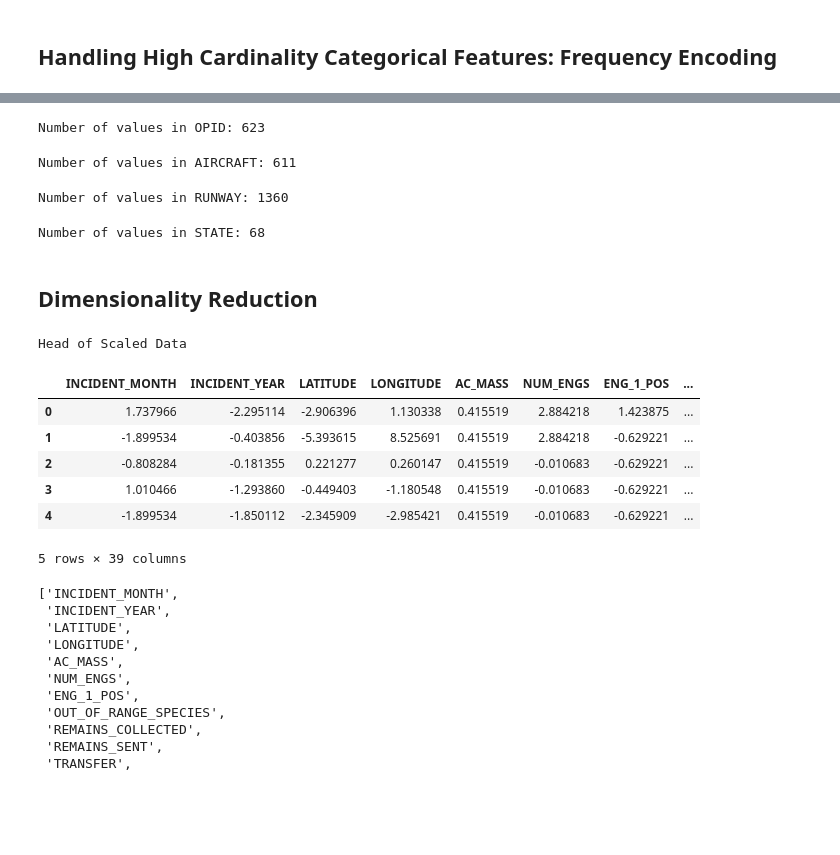
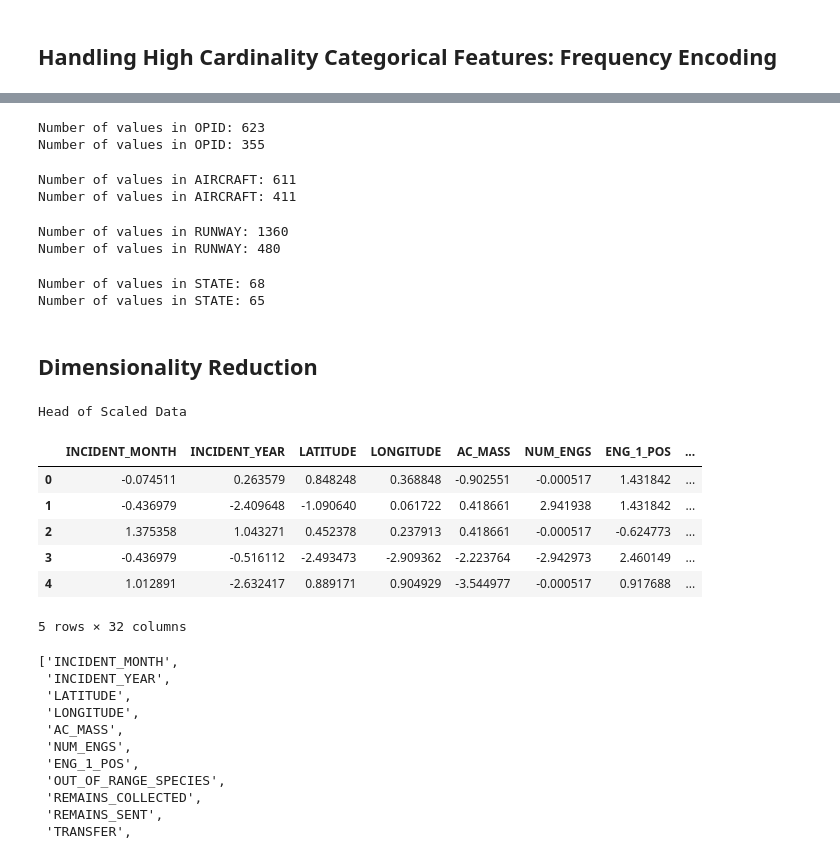
Before and after one commit to Brianna-Flo/CS-363M-Final-Project, a Jupyter notebook: final_project.ipynb, the cells around one changed output, grey strips where cells are left out. Drawn from its saved outputs; the diff is of its cells as text; code cells hidden in the pictures; blank space fills up the shorter version.

```diff
--- a/final_project.ipynb
+++ b/final_project.ipynb
@@ -521,53 +586,81 @@ frequency_encoding = train_data["OPID"].value_counts()
 print("Number of values in OPID:", len(frequency_encoding))
 train_data["OPID_FREQ"] = train_data["OPID"].map(frequency_encoding)
 train_data = train_data.drop(columns=["OPID"])
+
+frequency_encoding = test_data["OPID"].value_counts()
+print("Number of values in OPID:", len(frequency_encoding))
+test_data["OPID_FREQ"] = test_data["OPID"].map(frequency_encoding)
+test_data = test_data.drop(columns=["OPID"])
 # %% [output]
 Number of values in OPID: 623
+Number of values in OPID: 355
 # %%
 # Use frequency encoding for AIRCRAFT since high cardinality categorical variable (over 600 different values)
 frequency_encoding = train_data["AIRCRAFT"].value_counts()
 print("Number of values in AIRCRAFT:", len(frequency_encoding))
 train_data["AIRCRAFT_FREQ"] = train_data["AIRCRAFT"].map(frequency_encoding)
 train_data = train_data.drop(columns=["AIRCRAFT"])
+
+frequency_encoding = test_data["AIRCRAFT"].value_counts()
+print("Number of values in AIRCRAFT:", len(frequency_encoding))
+test_data["AIRCRAFT_FREQ"] = test_data["AIRCRAFT"].map(frequency_encoding)
+test_data = test_data.drop(columns=["AIRCRAFT"])
 # %% [output]
 Number of values in AIRCRAFT: 611
+Number of values in AIRCRAFT: 411
 # %%
 # Use frequency encoding for RUNWAY since high cardinality categorical variable (over 1300 different values)
 frequency_encoding = train_data["RUNWAY"].value_counts()
 print("Number of values in RUNWAY:", len(frequency_encoding))
 train_data["RUNWAY_FREQ"] = train_data["RUNWAY"].map(frequency_encoding)
 train_data = train_data.drop(columns=["RUNWAY"])
+
+frequency_encoding = test_data["RUNWAY"].value_counts()
+print("Number of values in RUNWAY:", len(frequency_encoding))
+test_data["RUNWAY_FREQ"] = test_data["RUNWAY"].map(frequency_encoding)
+test_data = test_data.drop(columns=["RUNWAY"])
 # %% [output]
 Number of values in RUNWAY: 1360
+Number of values in RUNWAY: 480
 # %%
 # Use frequency encoding for STATE since high cardinality categorical variable (over 1300 different values)
 frequency_encoding = train_data["STATE"].value_counts()
 print("Number of values in STATE:", len(frequency_encoding))
 train_data["STATE_FREQ"] = train_data["STATE"].map(frequency_encoding)
 train_data = train_data.drop(columns=["STATE"])
+
+frequency_encoding = test_data["STATE"].value_counts()
+print("Number of values in STATE:", len(frequency_encoding))
+test_data["STATE_FREQ"] = test_data["STATE"].map(frequency_encoding)
+test_data = test_data.drop(columns=["STATE"])
 # %% [output]
 Number of values in STATE: 68
+Number of values in STATE: 65
 # %% [markdown]
 ## Dimensionality Reduction
 # %%
 # Scale data so that all features are on the same scale
 from sklearn.preprocessing import StandardScaler
 from sklearn.decomposition import PCA
 
 sc = StandardScaler()
 numpy_array_data = sc.fit_transform(train_data)
 scaled_data = pd.DataFrame(numpy_array_data, columns=train_data.columns)
+
+numpy_array_data = sc.fit_transform(test_data)
+scaled_data = pd.DataFrame(numpy_array_data, columns=test_data.columns)
+
 print("Head of Scaled Data\n")
 scaled_data.head()
 # %% [output]
 Head of Scaled Data
 |  | INCIDENT_MONTH | INCIDENT_YEAR | LATITUDE | LONGITUDE | AC_MASS | NUM_ENGS | ENG_1_POS | ... |
-| 0 | 1.737966 | -2.295114 | -2.906396 | 1.130338 | 0.415519 | 2.884218 | 1.423875 | ... |
-| 1 | -1.899534 | -0.403856 | -5.393615 | 8.525691 | 0.415519 | 2.884218 | -0.629221 | ... |
-| 2 | -0.808284 | -0.181355 | 0.221277 | 0.260147 | 0.415519 | -0.010683 | -0.629221 | ... |
-| 3 | 1.010466 | -1.293860 | -0.449403 | -1.180548 | 0.415519 | -0.010683 | -0.629221 | ... |
-| 4 | -1.899534 | -1.850112 | -2.345909 | -2.985421 | 0.415519 | -0.010683 | -0.629221 | ... |
+| 0 | -0.074511 | 0.263579 | 0.848248 | 0.368848 | -0.902551 | -0.000517 | 1.431842 | ... |
+| 1 | -0.436979 | -2.409648 | -1.090640 | 0.061722 | 0.418661 | 2.941938 | 1.431842 | ... |
+| 2 | 1.375358 | 1.043271 | 0.452378 | 0.237913 | 0.418661 | -0.000517 | -0.624773 | ... |
+| 3 | -0.436979 | -0.516112 | -2.493473 | -2.909362 | -2.223764 | -2.942973 | 2.460149 | ... |
+| 4 | 1.012891 | -2.632417 | 0.889171 | 0.904929 | -3.544977 | -0.000517 | 0.917688 | ... |
-5 rows × 39 columns
+5 rows × 32 columns
 # %%
 train_data.columns.tolist()
 # %% [output]
```
Also changed, not shown: parts of 21 cells of this notebook.
